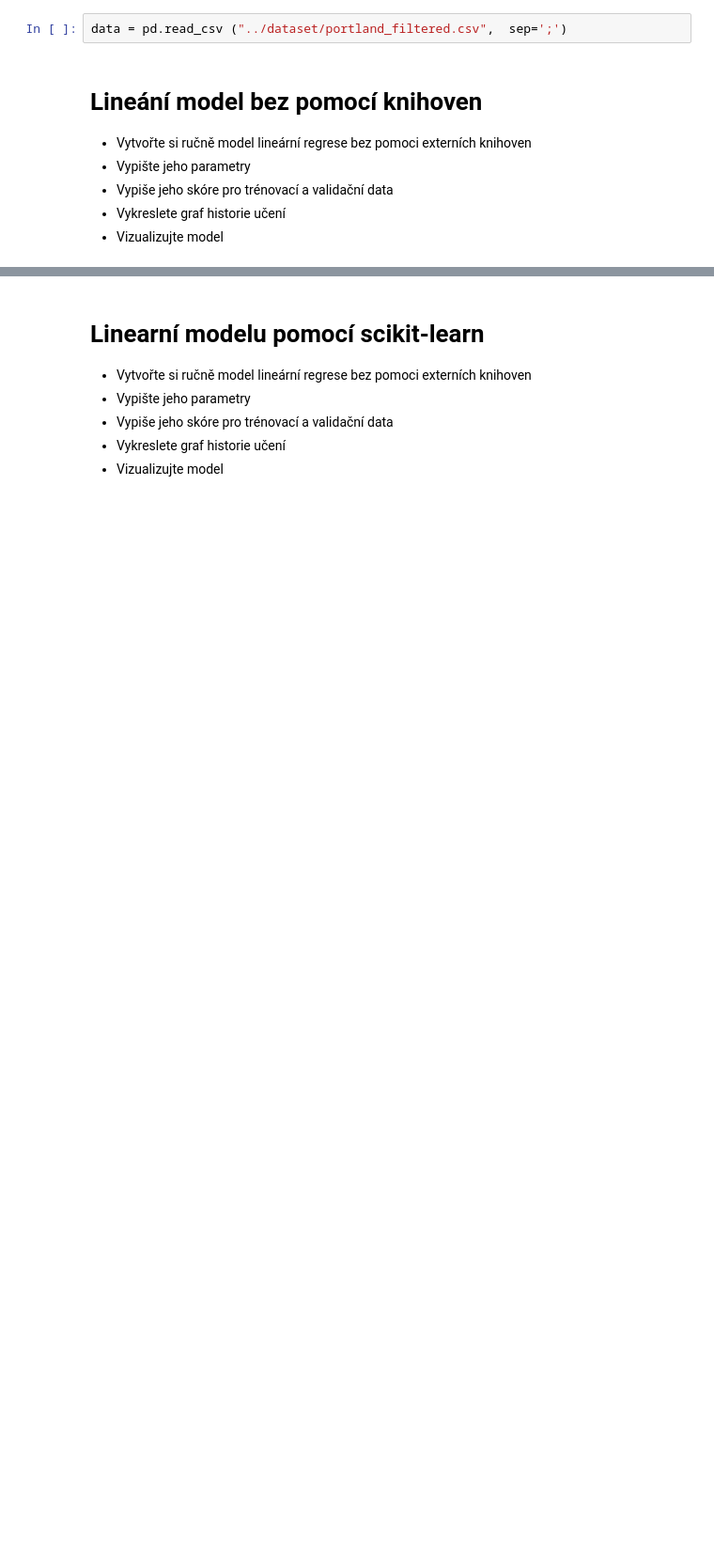
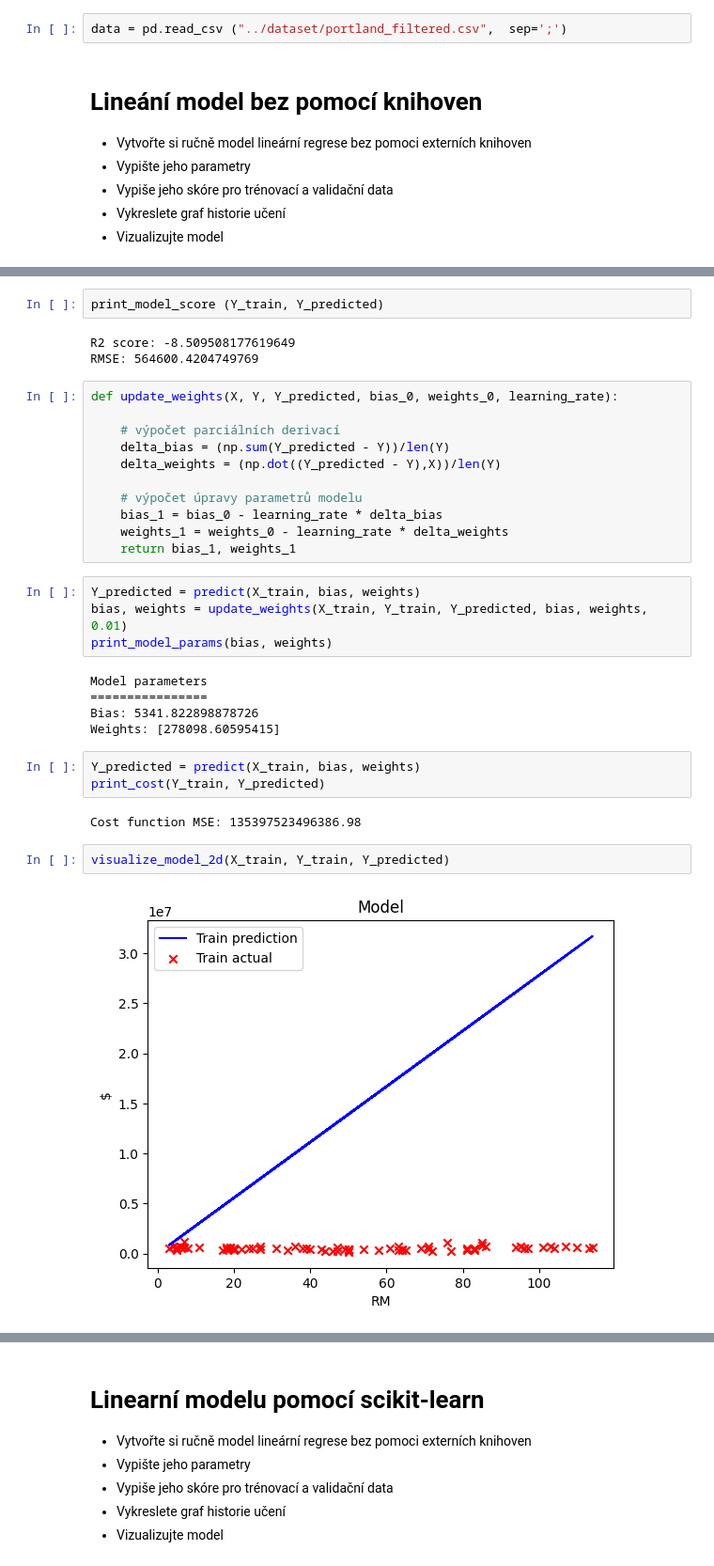
Before and after one commit to University-of-Pardubice/bmlai-cviceni-Jindrys, a Jupyter notebook: 03_Regrese/03_C_ukol_Portland.ipynb, the cells around one changed output, grey strips where cells are left out. Shown at 94% size. Cells and saved outputs as stored; diff of their text form; blank space fills up the shorter version.

```diff
--- a/03_Regrese/03_C_ukol_Portland.ipynb
+++ b/03_Regrese/03_C_ukol_Portland.ipynb
@@ -47,0 +166,34 @@ data = pd.read_csv ("../dataset/portland_filtered.csv",  sep=';')
+# %%
+print_model_score (Y_train, Y_predicted)
+# %% [output]
+R2 score: -8.509508177619649
+RMSE: 564600.4204749769
+# %%
+def update_weights(X, Y, Y_predicted, bias_0, weights_0, learning_rate):
+
+    # výpočet parciálních derivací
+    delta_bias = (np.sum(Y_predicted - Y))/len(Y)
+    delta_weights = (np.dot((Y_predicted - Y),X))/len(Y)
+
+    # výpočet úpravy parametrů modelu
+    bias_1 = bias_0 - learning_rate * delta_bias
+    weights_1 = weights_0 - learning_rate * delta_weights
+    return bias_1, weights_1
+# %%
+Y_predicted = predict(X_train, bias, weights)
+bias, weights = update_weights(X_train, Y_train, Y_predicted, bias, weights, 0.01)
+print_model_params(bias, weights)
+# %% [output]
+Model parameters
+================
+Bias: 5341.822898878726
+Weights: [278098.60595415]
+# %%
+Y_predicted = predict(X_train, bias, weights)
+print_cost(Y_train, Y_predicted)
+# %% [output]
+Cost function MSE: 135397523496386.98
+# %%
+visualize_model_2d(X_train, Y_train, Y_predicted)
+# %% [output]
+[figure, added]
```
Also changed, not shown: parts of 33 cells of this notebook, 2 other files.
